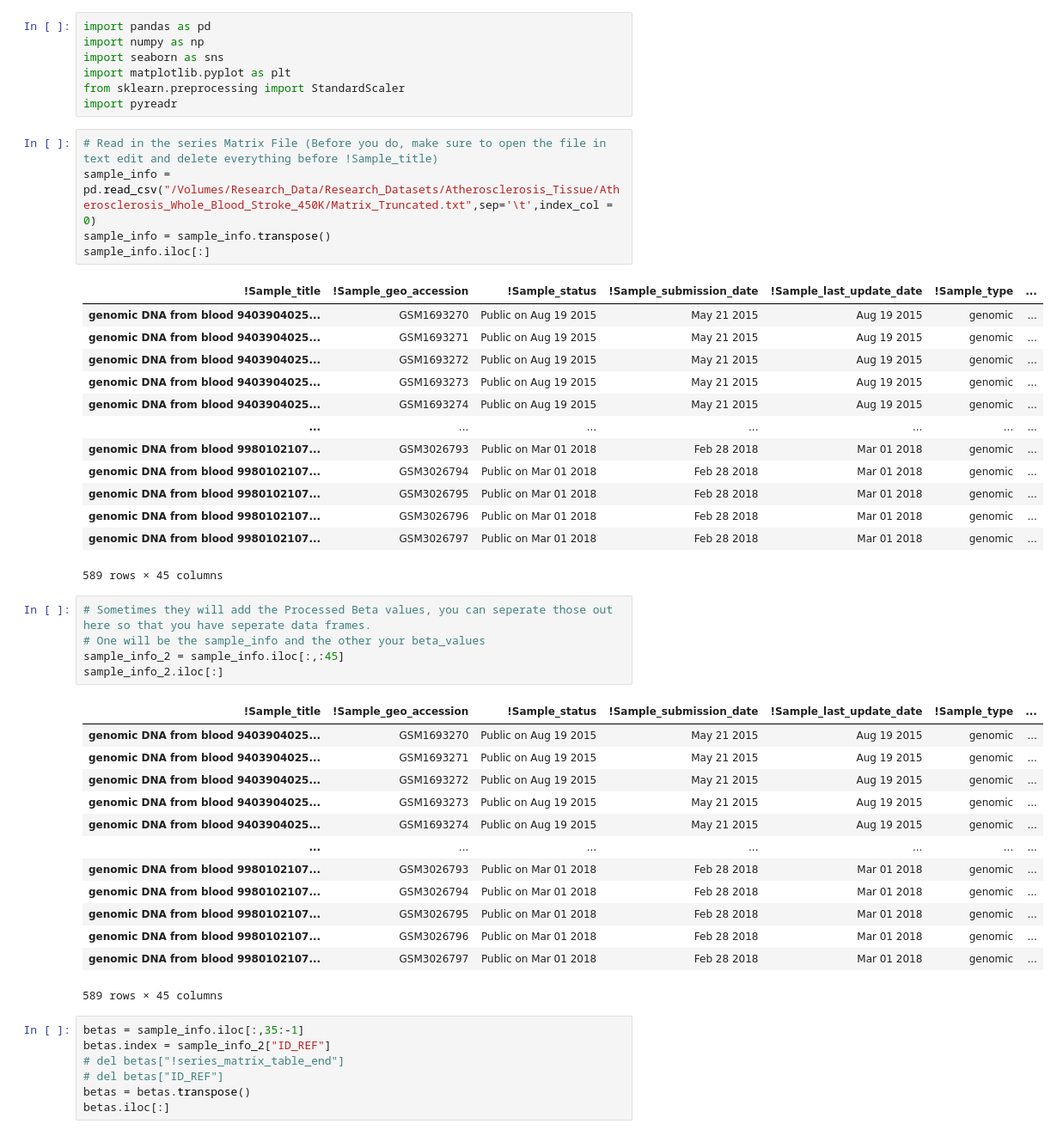
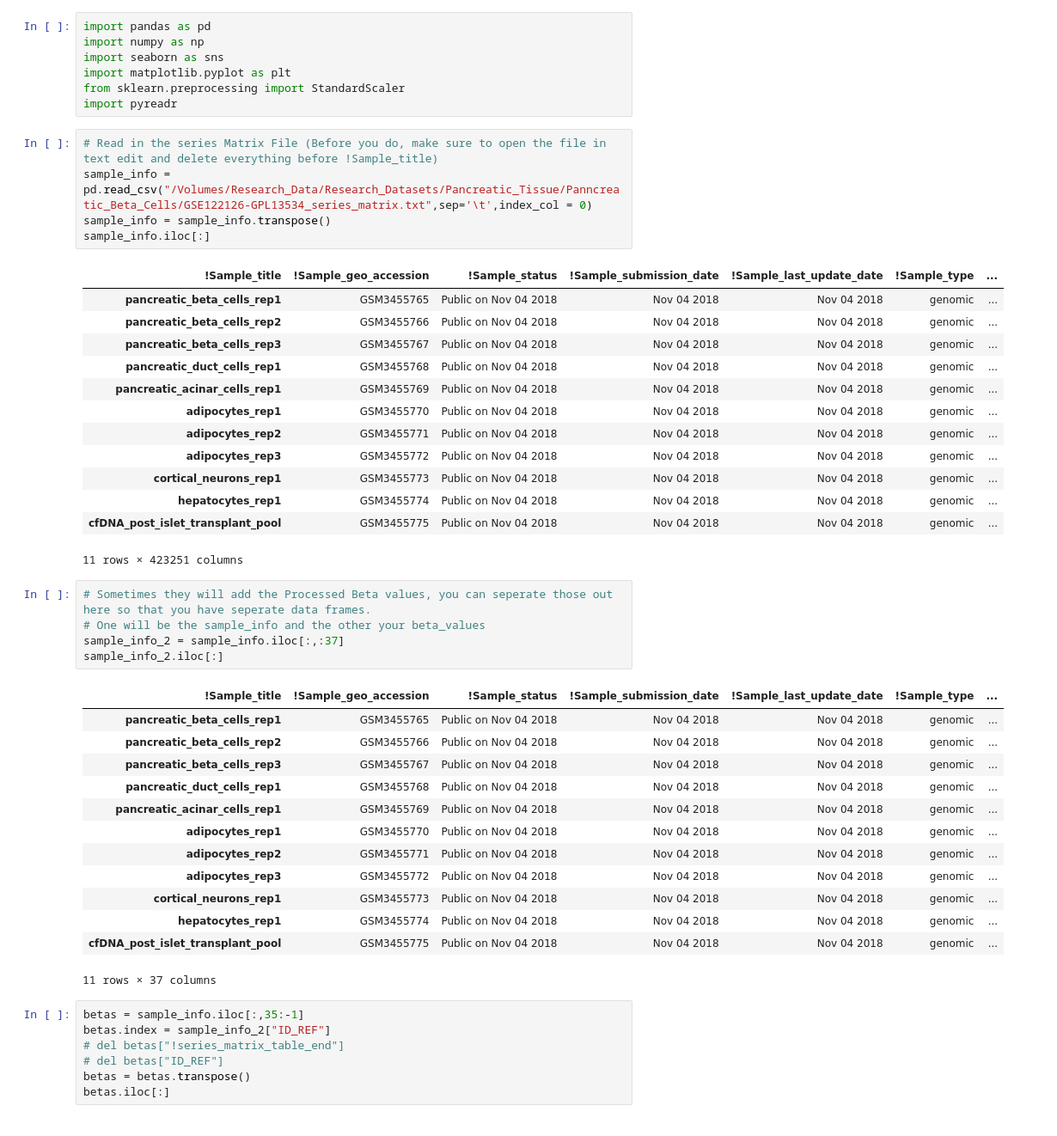
Before and after one commit to chadapollard/Geo_Data_Mining, a Jupyter notebook: Manipulating_GEO_MicroArray_Data.ipynb, the cells around one changed output. Shown: that part at 86% size. Saved outputs shown, nothing was run; the diff lists cells and outputs as text.

```diff
--- a/Manipulating_GEO_MicroArray_Data.ipynb
+++ b/Manipulating_GEO_MicroArray_Data.ipynb
@@ -7,42 +7,42 @@ from sklearn.preprocessing import StandardScaler
 import pyreadr
 # %%
 # Read in the series Matrix File (Before you do, make sure to open the file in text edit and delete everything before !Sample_title)
-sample_info = pd.read_csv("/Volumes/Research_Data/Research_Datasets/Atherosclerosis_Tissue/Atherosclerosis_Whole_Blood_Stroke_450K/Matrix_Truncated.txt",sep='\t',index_col = 0)
+sample_info = pd.read_csv("/Volumes/Research_Data/Research_Datasets/Pancreatic_Tissue/Panncreatic_Beta_Cells/GSE122126-GPL13534_series_matrix.txt",sep='\t',index_col = 0)
 sample_info = sample_info.transpose()
 sample_info.iloc[:]
 # %% [output]
 | !Sample_title | !Sample_geo_accession | !Sample_status | !Sample_submission_date | !Sample_last_update_date | !Sample_type | ... |
-| genomic DNA from blood 9403904025... | GSM1693270 | Public on Aug 19 2015 | May 21 2015 | Aug 19 2015 | genomic | ... |
-| genomic DNA from blood 9403904025... | GSM1693271 | Public on Aug 19 2015 | May 21 2015 | Aug 19 2015 | genomic | ... |
-| genomic DNA from blood 9403904025... | GSM1693272 | Public on Aug 19 2015 | May 21 2015 | Aug 19 2015 | genomic | ... |
-| genomic DNA from blood 9403904025... | GSM1693273 | Public on Aug 19 2015 | May 21 2015 | Aug 19 2015 | genomic | ... |
-| genomic DNA from blood 9403904025... | GSM1693274 | Public on Aug 19 2015 | May 21 2015 | Aug 19 2015 | genomic | ... |
-| ... | ... | ... | ... | ... | ... | ... |
-| genomic DNA from blood 9980102107... | GSM3026793 | Public on Mar 01 2018 | Feb 28 2018 | Mar 01 2018 | genomic | ... |
-| genomic DNA from blood 9980102107... | GSM3026794 | Public on Mar 01 2018 | Feb 28 2018 | Mar 01 2018 | genomic | ... |
-| genomic DNA from blood 9980102107... | GSM3026795 | Public on Mar 01 2018 | Feb 28 2018 | Mar 01 2018 | genomic | ... |
-| genomic DNA from blood 9980102107... | GSM3026796 | Public on Mar 01 2018 | Feb 28 2018 | Mar 01 2018 | genomic | ... |
-| genomic DNA from blood 9980102107... | GSM3026797 | Public on Mar 01 2018 | Feb 28 2018 | Mar 01 2018 | genomic | ... |
+| pancreatic_beta_cells_rep1 | GSM3455765 | Public on Nov 04 2018 | Nov 04 2018 | Nov 04 2018 | genomic | ... |
+| pancreatic_beta_cells_rep2 | GSM3455766 | Public on Nov 04 2018 | Nov 04 2018 | Nov 04 2018 | genomic | ... |
+| pancreatic_beta_cells_rep3 | GSM3455767 | Public on Nov 04 2018 | Nov 04 2018 | Nov 04 2018 | genomic | ... |
+| pancreatic_duct_cells_rep1 | GSM3455768 | Public on Nov 04 2018 | Nov 04 2018 | Nov 04 2018 | genomic | ... |
+| pancreatic_acinar_cells_rep1 | GSM3455769 | Public on Nov 04 2018 | Nov 04 2018 | Nov 04 2018 | genomic | ... |
+| adipocytes_rep1 | GSM3455770 | Public on Nov 04 2018 | Nov 04 2018 | Nov 04 2018 | genomic | ... |
+| adipocytes_rep2 | GSM3455771 | Public on Nov 04 2018 | Nov 04 2018 | Nov 04 2018 | genomic | ... |
+| adipocytes_rep3 | GSM3455772 | Public on Nov 04 2018 | Nov 04 2018 | Nov 04 2018 | genomic | ... |
+| cortical_neurons_rep1 | GSM3455773 | Public on Nov 04 2018 | Nov 04 2018 | Nov 04 2018 | genomic | ... |
+| hepatocytes_rep1 | GSM3455774 | Public on Nov 04 2018 | Nov 04 2018 | Nov 04 2018 | genomic | ... |
+| cfDNA_post_islet_transplant_pool | GSM3455775 | Public on Nov 04 2018 | Nov 04 2018 | Nov 04 2018 | genomic | ... |
-589 rows × 45 columns
+11 rows × 423251 columns
 # %%
 # Sometimes they will add the Processed Beta values, you can seperate those out here so that you have seperate data frames.
 # One will be the sample_info and the other your beta_values
-sample_info_2 = sample_info.iloc[:,:45]
+sample_info_2 = sample_info.iloc[:,:37]
 sample_info_2.iloc[:]
 # %% [output]
 | !Sample_title | !Sample_geo_accession | !Sample_status | !Sample_submission_date | !Sample_last_update_date | !Sample_type | ... |
-| genomic DNA from blood 9403904025... | GSM1693270 | Public on Aug 19 2015 | May 21 2015 | Aug 19 2015 | genomic | ... |
-| genomic DNA from blood 9403904025... | GSM1693271 | Public on Aug 19 2015 | May 21 2015 | Aug 19 2015 | genomic | ... |
-| genomic DNA from blood 9403904025... | GSM1693272 | Public on Aug 19 2015 | May 21 2015 | Aug 19 2015 | genomic | ... |
-| genomic DNA from blood 9403904025... | GSM1693273 | Public on Aug 19 2015 | May 21 2015 | Aug 19 2015 | genomic | ... |
-| genomic DNA from blood 9403904025... | GSM1693274 | Public on Aug 19 2015 | May 21 2015 | Aug 19 2015 | genomic | ... |
-| ... | ... | ... | ... | ... | ... | ... |
-| genomic DNA from blood 9980102107... | GSM3026793 | Public on Mar 01 2018 | Feb 28 2018 | Mar 01 2018 | genomic | ... |
-| genomic DNA from blood 9980102107... | GSM3026794 | Public on Mar 01 2018 | Feb 28 2018 | Mar 01 2018 | genomic | ... |
-| genomic DNA from blood 9980102107... | GSM3026795 | Public on Mar 01 2018 | Feb 28 2018 | Mar 01 2018 | genomic | ... |
-| genomic DNA from blood 9980102107... | GSM3026796 | Public on Mar 01 2018 | Feb 28 2018 | Mar 01 2018 | genomic | ... |
-| genomic DNA from blood 9980102107... | GSM3026797 | Public on Mar 01 2018 | Feb 28 2018 | Mar 01 2018 | genomic | ... |
+| pancreatic_beta_cells_rep1 | GSM3455765 | Public on Nov 04 2018 | Nov 04 2018 | Nov 04 2018 | genomic | ... |
+| pancreatic_beta_cells_rep2 | GSM3455766 | Public on Nov 04 2018 | Nov 04 2018 | Nov 04 2018 | genomic | ... |
+| pancreatic_beta_cells_rep3 | GSM3455767 | Public on Nov 04 2018 | Nov 04 2018 | Nov 04 2018 | genomic | ... |
+| pancreatic_duct_cells_rep1 | GSM3455768 | Public on Nov 04 2018 | Nov 04 2018 | Nov 04 2018 | genomic | ... |
+| pancreatic_acinar_cells_rep1 | GSM3455769 | Public on Nov 04 2018 | Nov 04 2018 | Nov 04 2018 | genomic | ... |
+| adipocytes_rep1 | GSM3455770 | Public on Nov 04 2018 | Nov 04 2018 | Nov 04 2018 | genomic | ... |
+| adipocytes_rep2 | GSM3455771 | Public on Nov 04 2018 | Nov 04 2018 | Nov 04 2018 | genomic | ... |
+| adipocytes_rep3 | GSM3455772 | Public on Nov 04 2018 | Nov 04 2018 | Nov 04 2018 | genomic | ... |
+| cortical_neurons_rep1 | GSM3455773 | Public on Nov 04 2018 | Nov 04 2018 | Nov 04 2018 | genomic | ... |
+| hepatocytes_rep1 | GSM3455774 | Public on Nov 04 2018 | Nov 04 2018 | Nov 04 2018 | genomic | ... |
+| cfDNA_post_islet_transplant_pool | GSM3455775 | Public on Nov 04 2018 | Nov 04 2018 | Nov 04 2018 | genomic | ... |
-589 rows × 45 columns
+11 rows × 37 columns
 # %%
 betas = sample_info.iloc[:,35:-1]
 betas.index = sample_info_2["ID_REF"]
```
Also changed, not shown: parts of 1 cell of this notebook.
